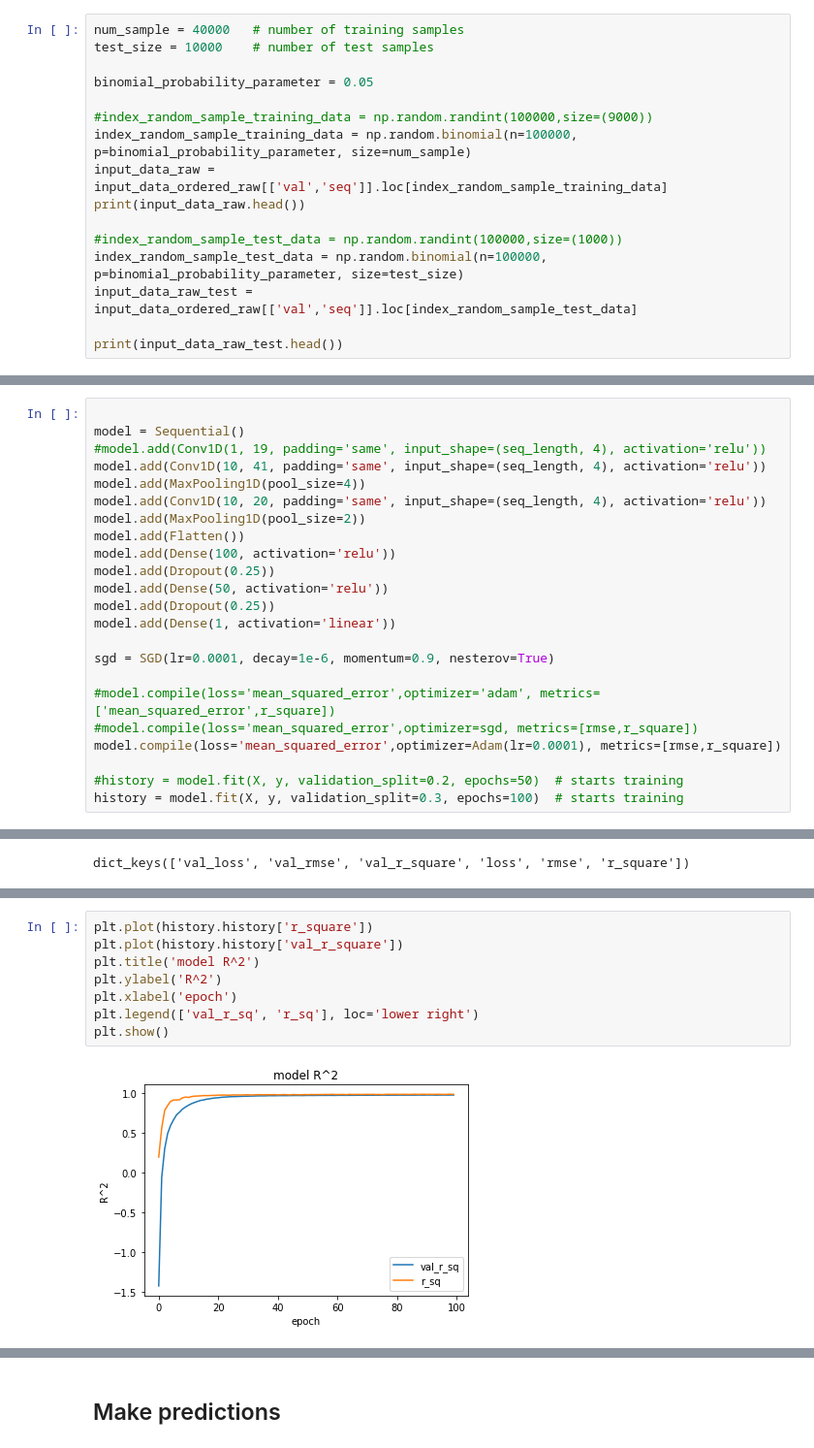
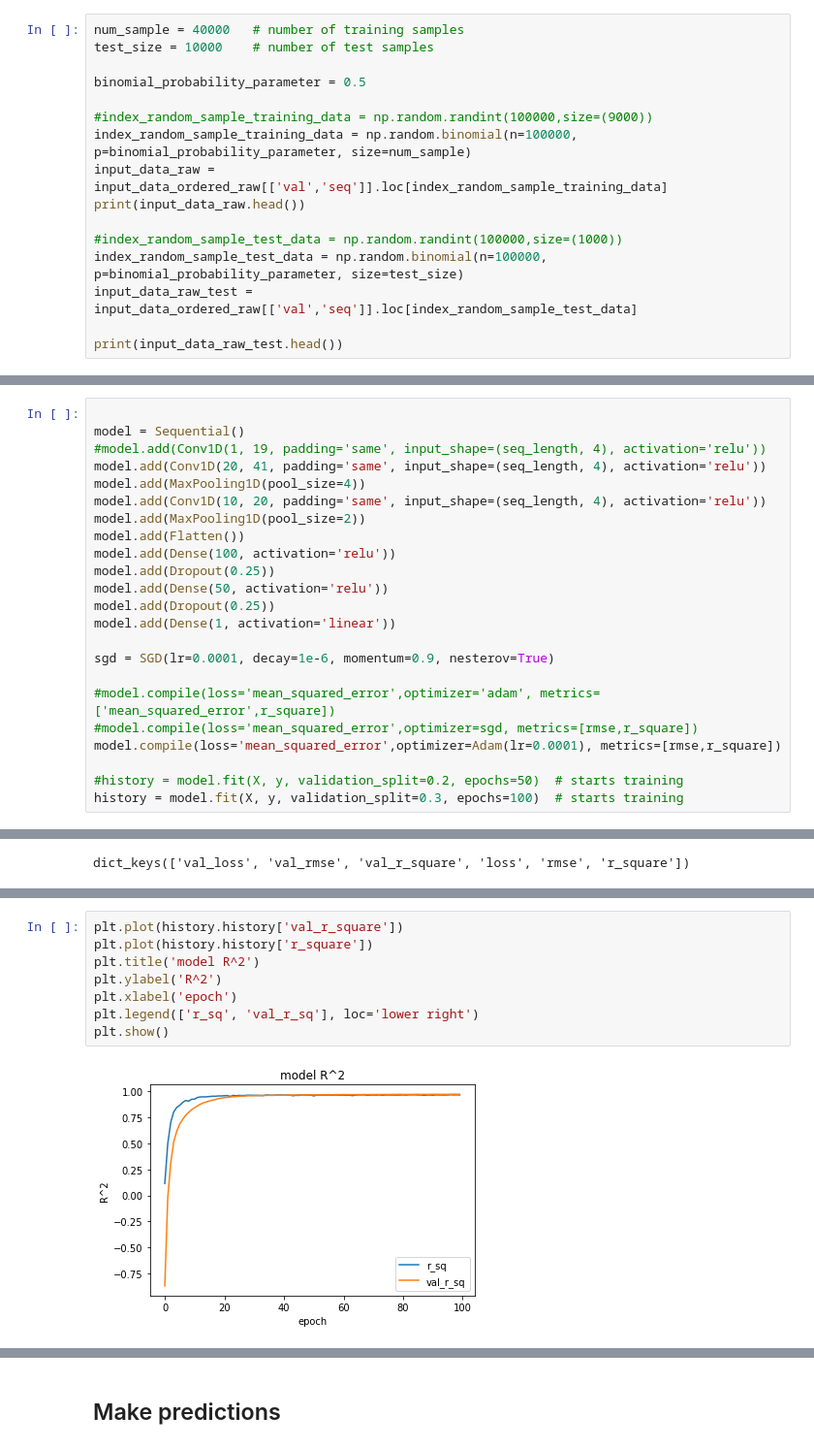
Before and after one commit to atareen/Regression-with-convolutional-neural-networks, a Jupyter notebook: CNN_RNAP_Seq_Regression.ipynb, the cells around one changed output, grey strips where cells are left out. Shown at 97% size. Cells and saved outputs as stored; diff of their text form.

```diff
--- a/CNN_RNAP_Seq_Regression.ipynb
+++ b/CNN_RNAP_Seq_Regression.ipynb
@@ -35,7 +35,7 @@ bi = np.random.binomial(n=10000, p=0.01, size=1000)
 num_sample = 40000   # number of training samples
 test_size = 10000    # number of test samples
 
-binomial_probability_parameter = 0.05
+binomial_probability_parameter = 0.5
 
 #index_random_sample_training_data = np.random.randint(100000,size=(9000))
 index_random_sample_training_data = np.random.binomial(n=100000, p=binomial_probability_parameter, size=num_sample)
@@ -182,7 +182,7 @@ Using TensorFlow backend.
 
 model = Sequential()
 #model.add(Conv1D(1, 19, padding='same', input_shape=(seq_length, 4), activation='relu'))
-model.add(Conv1D(10, 41, padding='same', input_shape=(seq_length, 4), activation='relu'))
+model.add(Conv1D(20, 41, padding='same', input_shape=(seq_length, 4), activation='relu'))
 model.add(MaxPooling1D(pool_size=4))
 model.add(Conv1D(10, 20, padding='same', input_shape=(seq_length, 4), activation='relu'))
 model.add(MaxPooling1D(pool_size=2))
@@ -247,13 +247,13 @@ plt.show()
 # %%
+plt.plot(history.history['val_r_square'])
 plt.plot(history.history['r_square'])
-plt.plot(history.history['val_r_square'])
 plt.title('model R^2')
 plt.ylabel('R^2')
 plt.xlabel('epoch')
-plt.legend(['val_r_sq', 'r_sq'], loc='lower right')
+plt.legend(['r_sq', 'val_r_sq'], loc='lower right')
 plt.show()
 # %% [output]
-[figure, old version]
+[figure, new version]
 # %%
 #have a look at the filter
 convlayer = model.layers[0]
```
Also changed, not shown: parts of 11 cells of this notebook.
